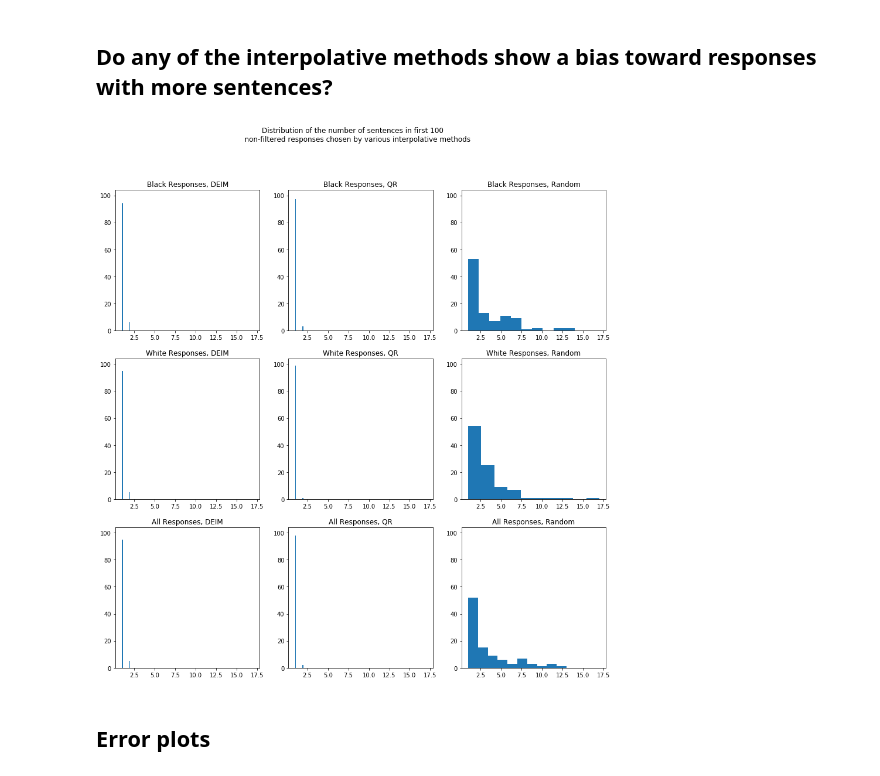
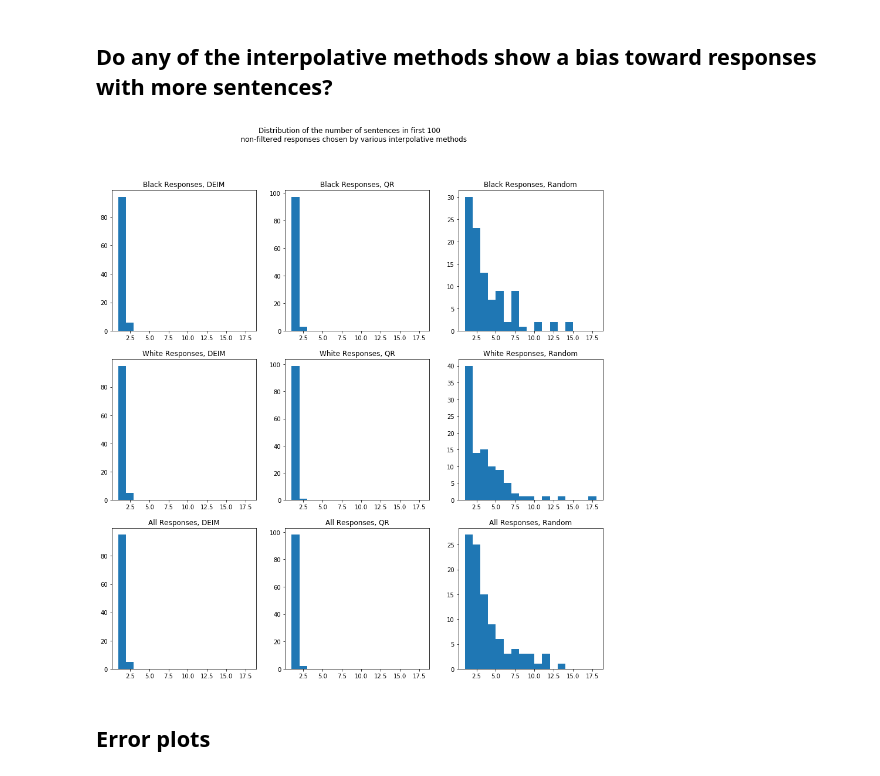
Before and after one commit to amos3vt/ASWW2, a Jupyter notebook: scripts/LongResponse_Embedding_2.ipynb, the cells around one changed output. Saved outputs shown, nothing was run; the diff lists cells and outputs as text; code cells hidden in the pictures.

Commit message:
Fixed histogram bins

```diff
--- a/scripts/LongResponse_Embedding_2.ipynb
+++ b/scripts/LongResponse_Embedding_2.ipynb
@@ -121,36 +121,34 @@ C_random, p_C_random = cur(embed, idx=True, method="random")
 ## Do any of the interpolative methods show a bias toward responses with more sentences?
 # %%
 def plot_sentence_counts(ax, res, p_C, title):
-    ax.hist([
-        len(nltk.sent_tokenize(res[i]))
-        for i in p_C[:100]
-    ])
+    lengths = [len(nltk.sent_tokenize(res[i])) for i in p_C[:100]]
+    ax.hist(lengths, bins=np.arange(1,max(lengths)+2))
     ax.xaxis.set_tick_params(labelbottom=True)
     ax.yaxis.set_tick_params(labelleft=True)
     ax.set_title(title)
 # %%
-fig, axs = plt.subplots(3,3, sharex=True, sharey=True, figsize=(15,15))
+fig, axs = plt.subplots(3,3, sharex=True, figsize=(15,15))
 fig.suptitle(
     """Distribution of the number of sentences in first 100
     non-filtered responses chosen by various interpolative methods"""
 )
 
 # Black
 plot_sentence_counts(axs[0][0], res_black, p_C_black_DEIM, "Black Responses, DEIM")
 plot_sentence_counts(axs[0][1], res_black, p_C_black_QR, "Black Responses, QR")
 plot_sentence_counts(axs[0][2], res_black, p_C_black_random, "Black Responses, Random")
 
 # White
 plot_sentence_counts(axs[1][0], res_white, p_C_white_DEIM, "White Responses, DEIM")
 plot_sentence_counts(axs[1][1], res_white, p_C_white_QR, "White Responses, QR")
 plot_sentence_counts(axs[1][2], res_white, p_C_white_random, "White Responses, Random")
 
 # All
 plot_sentence_counts(axs[2][0], res, p_C_DEIM, "All Responses, DEIM")
 plot_sentence_counts(axs[2][1], res, p_C_QR, "All Responses, QR")
 plot_sentence_counts(axs[2][2], res, p_C_random, "All Responses, Random")
 # %% [output]
-[figure, old version]
+[figure, new version]
 # %% [markdown]
 ## Error plots
 # %%
```
Also changed, not shown: parts of 1 cell of this notebook.
